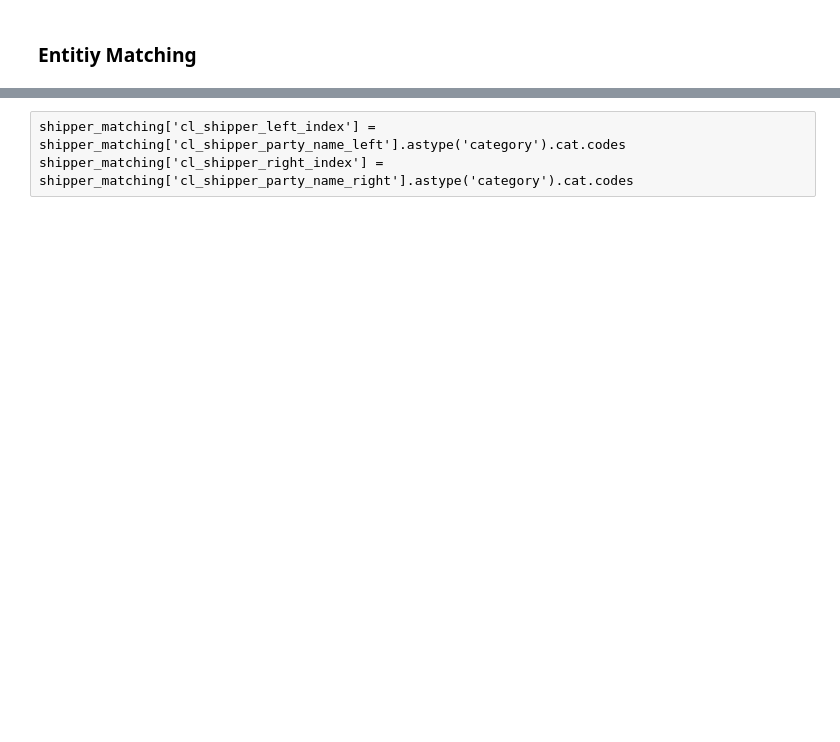
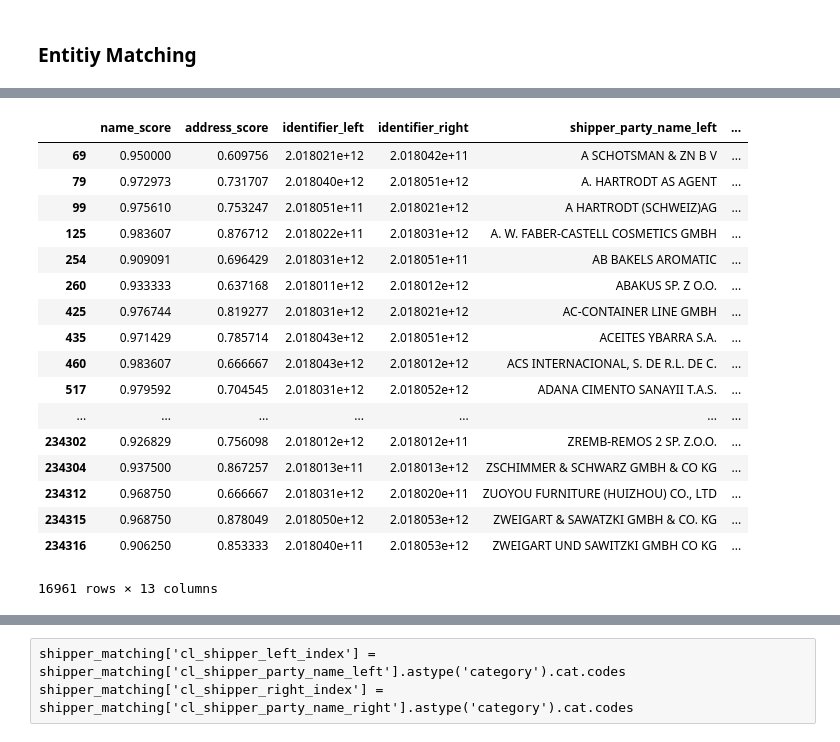
Before and after one commit to raymond180/FEIII-SHIP, a Jupyter notebook: topicModeling/shipper_cleaning.ipynb, the cells around one changed output, grey strips where cells are left out. Drawn from its saved outputs; the diff is of its cells as text; code cells hidden in the pictures; blank space fills up the shorter version.

```diff
--- a/topicModeling/shipper_cleaning.ipynb
+++ b/topicModeling/shipper_cleaning.ipynb
@@ -21,6 +23,27 @@ shipper_matching  = shipper_matching[(shipper_matching['name_score']>0.9) & (shi
 def shipper_set(col1,col2):
     return {col1,col2}
 # %%
-shipper_set_vectorize = np.vectorize(shipper_set)
-shipper_matching['cl_shipper_set'] = shipper_set_vectorize(shipper_matching['cl_shipper_party_name_left'],shipper_matching['cl_shipper_party_name_right'])
+shipper_frozenset_vectorize = np.vectorize(shipper_frozenset)
+shipper_matching['cl_shipper_frozenset'] = shipper_frozenset_vectorize(shipper_matching['cl_shipper_party_name_left'],shipper_matching['cl_shipper_party_name_right'])
+# elinamate left right mirror
+shipper_matching.drop_duplicates(subset='cl_shipper_frozenset')
+# %% [output]
+|  | name_score | address_score | identifier_left | identifier_right | shipper_party_name_left | ... |
+| 69 | 0.950000 | 0.609756 | 2.018021e+12 | 2.018042e+11 | A SCHOTSMAN & ZN B V | ... |
+| 79 | 0.972973 | 0.731707 | 2.018040e+12 | 2.018051e+12 | A. HARTRODT AS AGENT | ... |
+| 99 | 0.975610 | 0.753247 | 2.018051e+11 | 2.018021e+12 | A HARTRODT (SCHWEIZ)AG | ... |
+| 125 | 0.983607 | 0.876712 | 2.018022e+11 | 2.018031e+12 | A. W. FABER-CASTELL COSMETICS GMBH | ... |
+| 254 | 0.909091 | 0.696429 | 2.018031e+12 | 2.018051e+11 | AB BAKELS AROMATIC | ... |
+| 260 | 0.933333 | 0.637168 | 2.018011e+12 | 2.018012e+12 | ABAKUS SP. Z O.O. | ... |
+| 425 | 0.976744 | 0.819277 | 2.018031e+12 | 2.018021e+12 | AC-CONTAINER LINE GMBH | ... |
+| 435 | 0.971429 | 0.785714 | 2.018043e+12 | 2.018051e+12 | ACEITES YBARRA S.A. | ... |
+| 460 | 0.983607 | 0.666667 | 2.018043e+12 | 2.018012e+12 | ACS INTERNACIONAL, S. DE R.L. DE C. | ... |
+| 517 | 0.979592 | 0.704545 | 2.018031e+12 | 2.018052e+12 | ADANA CIMENTO SANAYII T.A.S. | ... |
+| ... | ... | ... | ... | ... | ... | ... |
+| 234302 | 0.926829 | 0.756098 | 2.018012e+12 | 2.018012e+11 | ZREMB-REMOS 2 SP. Z.O.O. | ... |
+| 234304 | 0.937500 | 0.867257 | 2.018013e+11 | 2.018013e+12 | ZSCHIMMER & SCHWARZ GMBH & CO KG | ... |
+| 234312 | 0.968750 | 0.666667 | 2.018031e+12 | 2.018020e+11 | ZUOYOU FURNITURE (HUIZHOU) CO., LTD | ... |
+| 234315 | 0.968750 | 0.878049 | 2.018050e+12 | 2.018053e+12 | ZWEIGART & SAWATZKI GMBH & CO. KG | ... |
+| 234316 | 0.906250 | 0.853333 | 2.018040e+11 | 2.018053e+12 | ZWEIGART UND SAWITZKI GMBH CO KG | ... |
+16961 rows × 13 columns
 # %%
```
Also changed, not shown: parts of 15 cells of this notebook, 5 other files.
